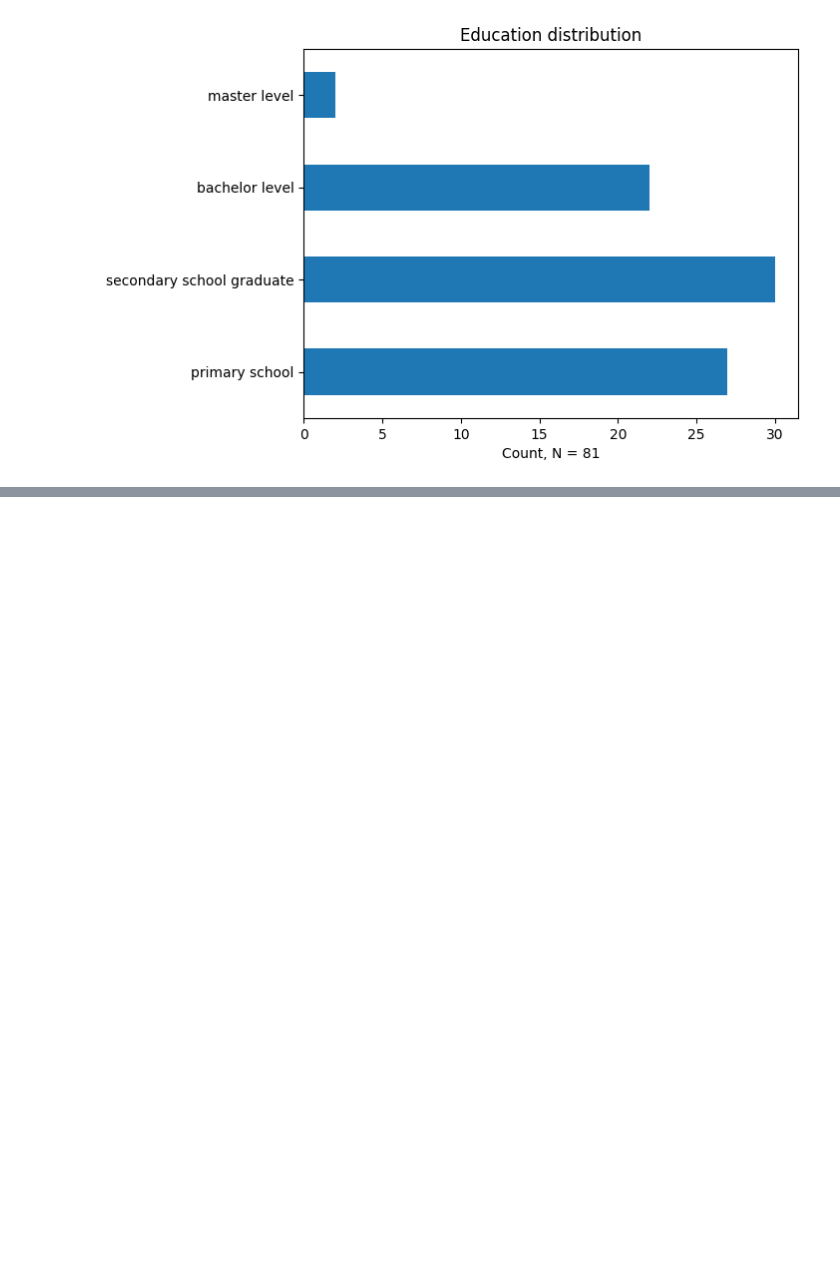
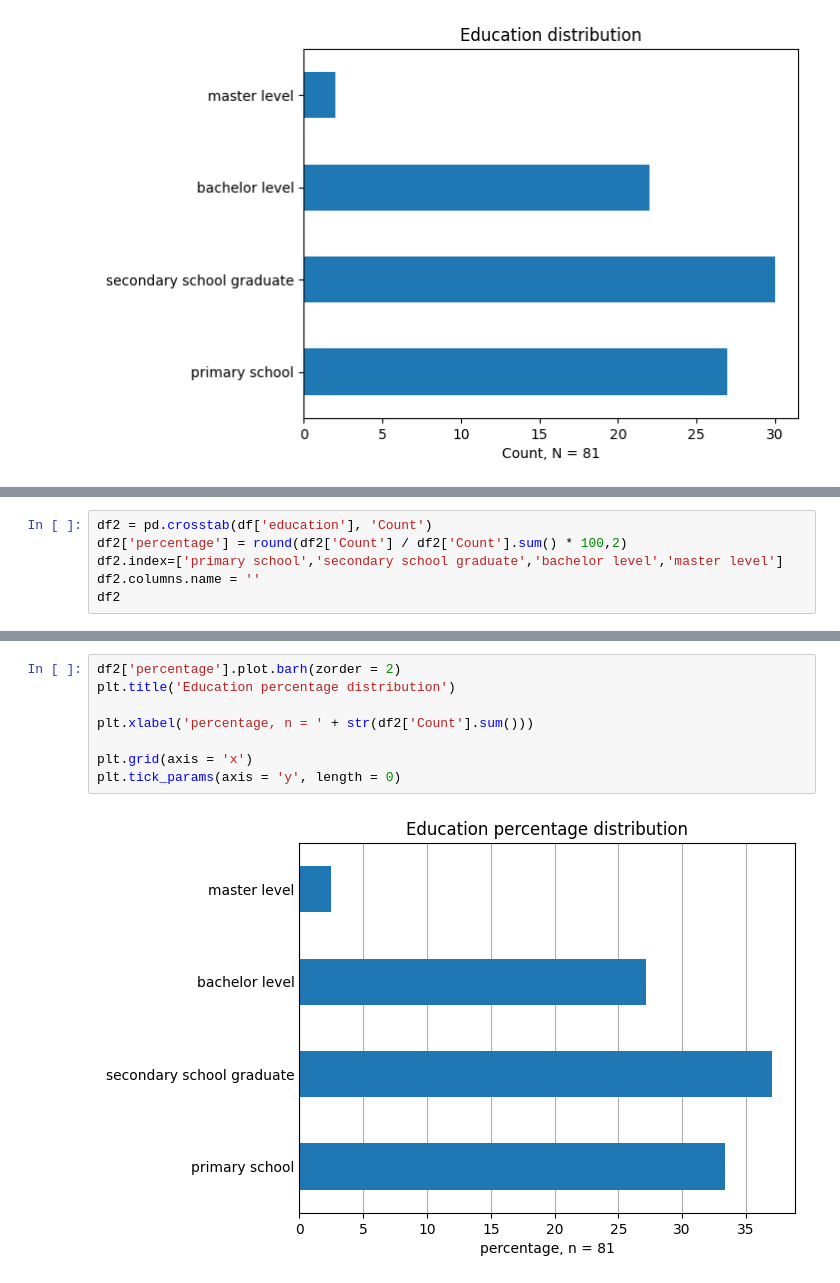
Before and after one commit to qiaoqiaozou/-Final-Project-Data-processing-, a Jupyter notebook: Analyzing_WorkPlaceSatisfactionSurveyData.ipynb, the cells around one changed output, grey strips where cells are left out. Cells and saved outputs as stored; diff of their text form; blank space fills up the shorter version.

Commit message:
education percentage

```diff
--- a/Analyzing_WorkPlaceSatisfactionSurveyData.ipynb
+++ b/Analyzing_WorkPlaceSatisfactionSurveyData.ipynb
@@ -236,0 +239,6 @@ Text(0.5, 0, 'Count, N = 81')
+# %%
+df2 = pd.crosstab(df['education'], 'Count')
+df2['percentage'] = round(df2['Count'] / df2['Count'].sum() * 100,2)
+df2.index=['primary school','secondary school graduate','bachelor level','master level']
+df2.columns.name = ''
+df2
@@ -236,0 +251,10 @@ Text(0.5, 0, 'Count, N = 81')
+# %%
+df2['percentage'].plot.barh(zorder = 2)
+plt.title('Education percentage distribution')
+
+plt.xlabel('percentage, n = ' + str(df2['Count'].sum()))
+
+plt.grid(axis = 'x')
+plt.tick_params(axis = 'y', length = 0)
+# %% [output]
+[figure, added]
```
Also changed, not shown: parts of 3 cells of this notebook.
